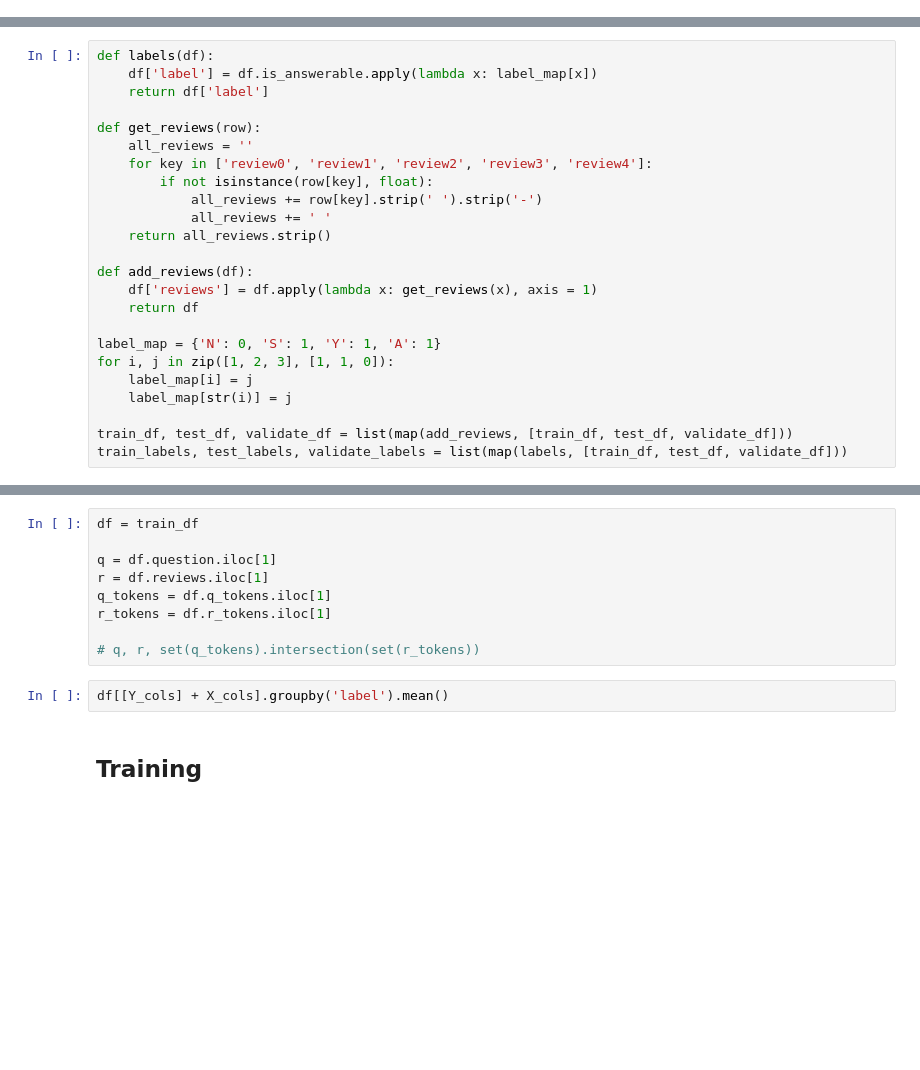
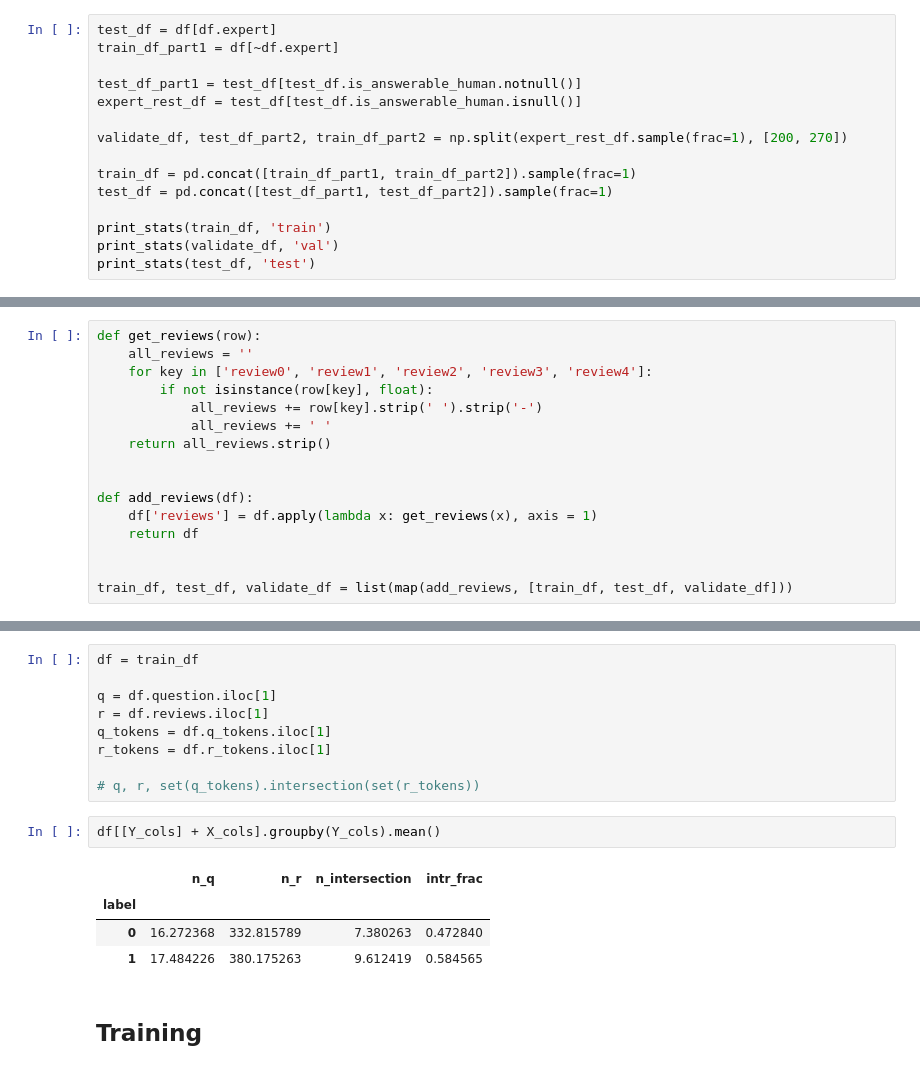
Before and after one commit to amazonqa/amazonqa, a Jupyter notebook: src/mturk/QuestionClassification.ipynb, the cells around one changed output, grey strips where cells are left out. Cells and saved outputs as stored; diff of their text form; blank space fills up the shorter version.

```diff
--- a/src/mturk/QuestionClassification.ipynb
+++ b/src/mturk/QuestionClassification.ipynb
@@ -117,0 +59,15 @@ len(train_df), len(validate_df), len(test_df1)
+# %%
+test_df = df[df.expert]
+train_df_part1 = df[~df.expert]
+
+test_df_part1 = test_df[test_df.is_answerable_human.notnull()]
+expert_rest_df = test_df[test_df.is_answerable_human.isnull()]
+
+validate_df, test_df_part2, train_df_part2 = np.split(expert_rest_df.sample(frac=1), [200, 270])
+
+train_df = pd.concat([train_df_part1, train_df_part2]).sample(frac=1)
+test_df = pd.concat([test_df_part1, test_df_part2]).sample(frac=1)
+
+print_stats(train_df, 'train')
+print_stats(validate_df, 'val')
+print_stats(test_df, 'test')
@@ -118,8 +92,4 @@ len(train_df), len(validate_df), len(test_df1)
 # %%
-def labels(df):
-    df['label'] = df.is_answerable.apply(lambda x: label_map[x])
-    return df['label']
-
 def get_reviews(row):
     all_reviews = ''
     for key in ['review0', 'review1', 'review2', 'review3', 'review4']:
@@ -128,14 +98,10 @@ def get_reviews(row):
             all_reviews += ' '
     return all_reviews.strip()
 
+
 def add_reviews(df):
     df['reviews'] = df.apply(lambda x: get_reviews(x), axis = 1)
     return df
 
-label_map = {'N': 0, 'S': 1, 'Y': 1, 'A': 1}
-for i, j in zip([1, 2, 3], [1, 1, 0]):
-    label_map[i] = j
-    label_map[str(i)] = j
 
 train_df, test_df, validate_df = list(map(add_reviews, [train_df, test_df, validate_df]))
-train_labels, test_labels, validate_labels = list(map(labels, [train_df, test_df, validate_df]))
@@ -309,7 +285,12 @@ r_tokens = df.r_tokens.iloc[1]
 
 # q, r, set(q_tokens).intersection(set(r_tokens))
 # %%
-df[[Y_cols] + X_cols].groupby('label').mean()
+df[[Y_cols] + X_cols].groupby(Y_cols).mean()
+# %% [output]
+|  | n_q | n_r | n_intersection | intr_frac |
+| label |  |  |  |  |
+| 0 | 16.272368 | 332.815789 | 7.380263 | 0.472840 |
+| 1 | 17.484226 | 380.175263 | 9.612419 | 0.584565 |
 # %% [markdown]
 ## Training
 # %%
```
Also changed, not shown: parts of 19 cells of this notebook.
